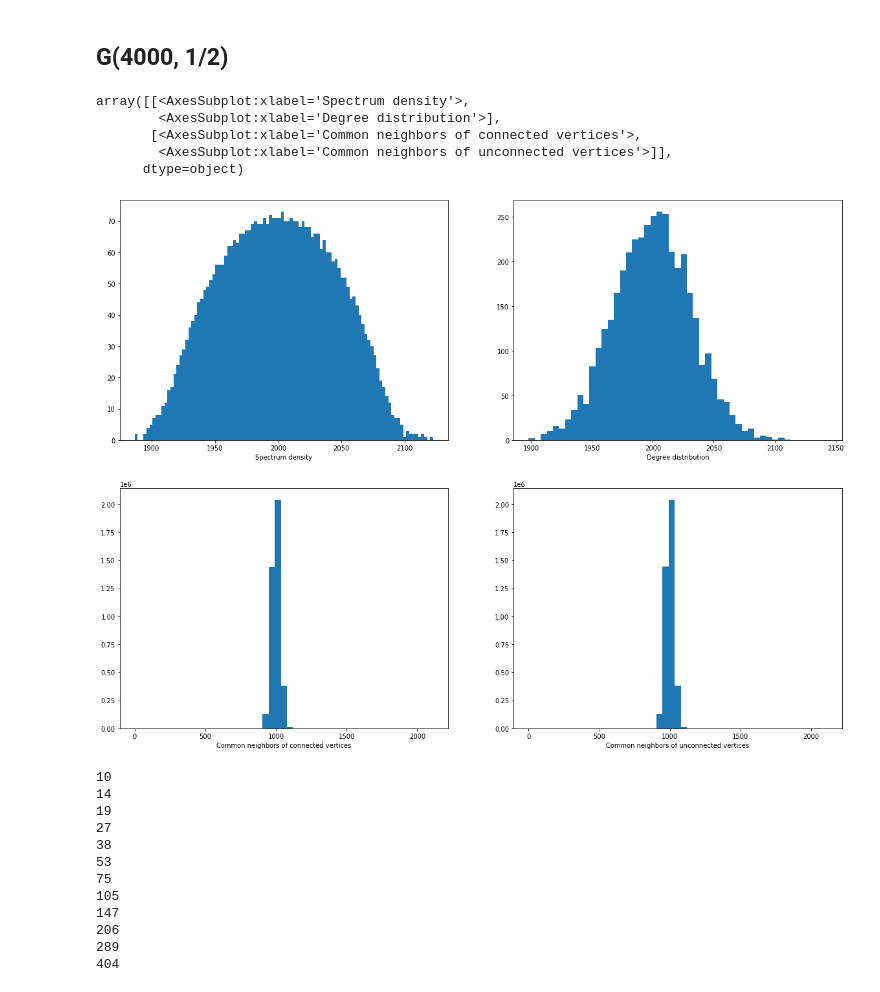
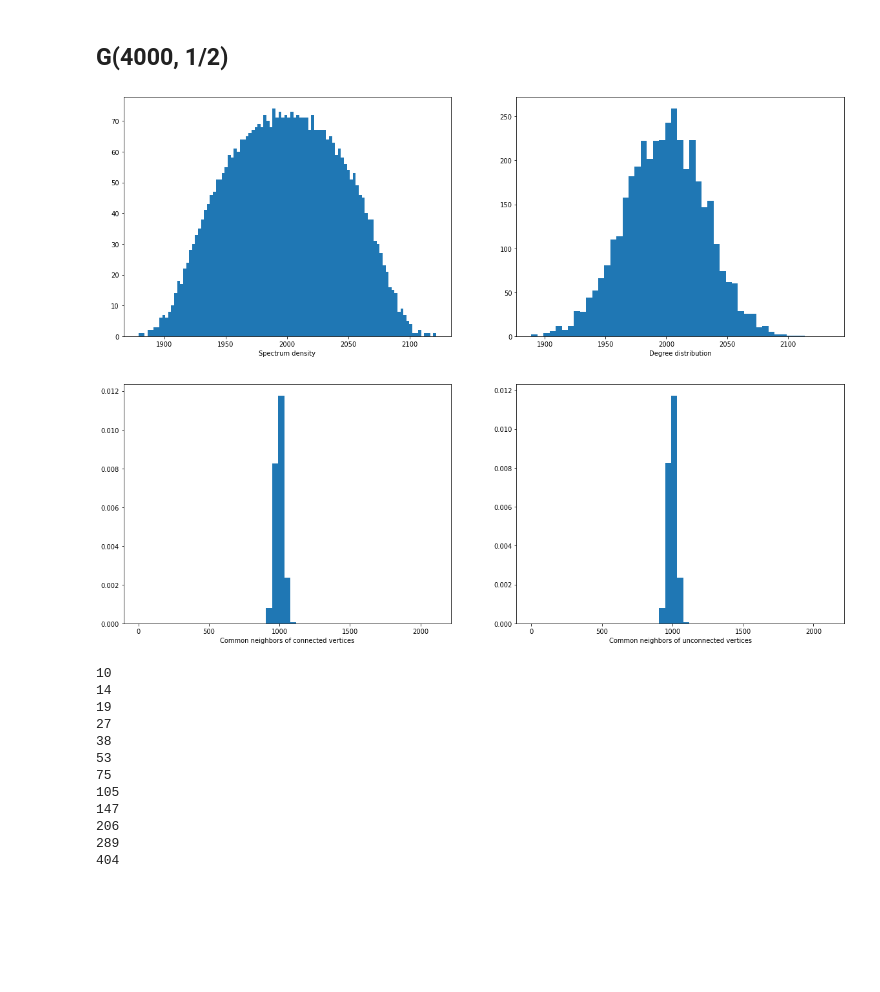
Before and after one commit to jaro3000/geometric-random-graphs, a Jupyter notebook: Geometric_random_graphs_edge_prediction.ipynb, the cells around one changed output. Cells and saved outputs as stored; diff of their text form; code cells hidden in the pictures; blank space fills up the shorter version.

```diff
--- a/Geometric_random_graphs_edge_prediction.ipynb
+++ b/Geometric_random_graphs_edge_prediction.ipynb
@@ -112,10 +112,10 @@ def prepare_all_plots(A : np.array, bins_cnt = 50, sparse=True) -> dict:
     else:
         bins = np.linspace(0, max(degs), bins_cnt)
     con, uncon = common_neighbors_statistics(A, sparse=sparse)
-    counts,bins = np.histogram(con, bins=bins)
+    counts,bins = np.histogram(con, bins=bins,density = True)
     res["neigh_connected"] = ("Common neighbors of connected vertices", bins, counts)
 
-    counts,bins = np.histogram(uncon, bins=bins)
+    counts,bins = np.histogram(uncon, bins=bins, density=True)
     res["neigh_unconnected"] = ("Common neighbors of unconnected vertices", bins, counts)
 
     return res
@@ -172,14 +167,9 @@ _ = show_plots(plots, (2,2), [["spectrum","degrees"], ["neigh_connected", "neigh
 # %%
 A_dense = erdos_renyi(4000, 1/2)
 plots = prepare_all_plots(A_dense, sparse=False)
-show_plots(plots, (2,2), [["spectrum","degrees"], ["neigh_connected", "neigh_unconnected"]])
+_ = show_plots(plots, (2,2), [["spectrum","degrees"], ["neigh_connected", "neigh_unconnected"]])
 # %% [output]
-array([[<AxesSubplot:xlabel='Spectrum density'>,
-        <AxesSubplot:xlabel='Degree distribution'>],
-       [<AxesSubplot:xlabel='Common neighbors of connected vertices'>,
-        <AxesSubplot:xlabel='Common neighbors of unconnected vertices'>]],
-      dtype=object)
-[figure, old version]
+[figure, new version]
 # %%
 d=10.
 xs = []
```
Also changed, not shown: parts of 18 cells of this notebook.
